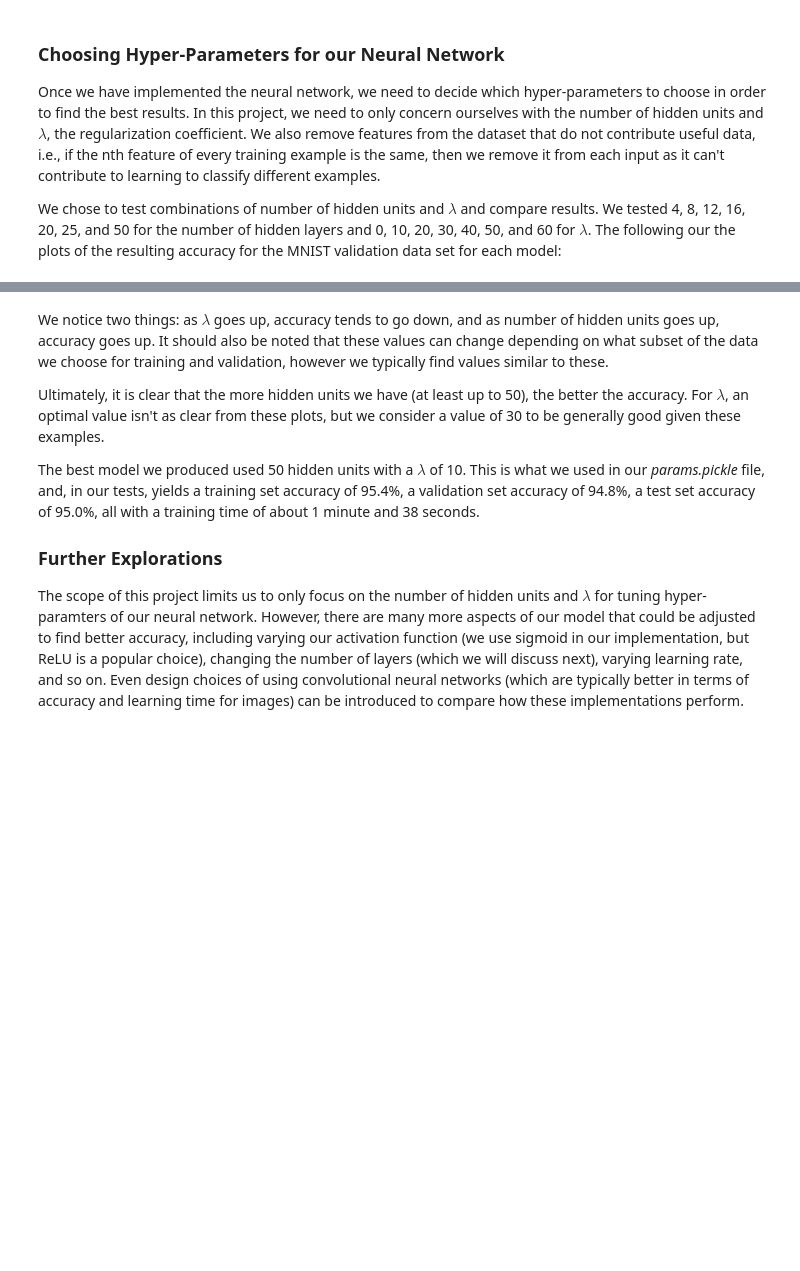
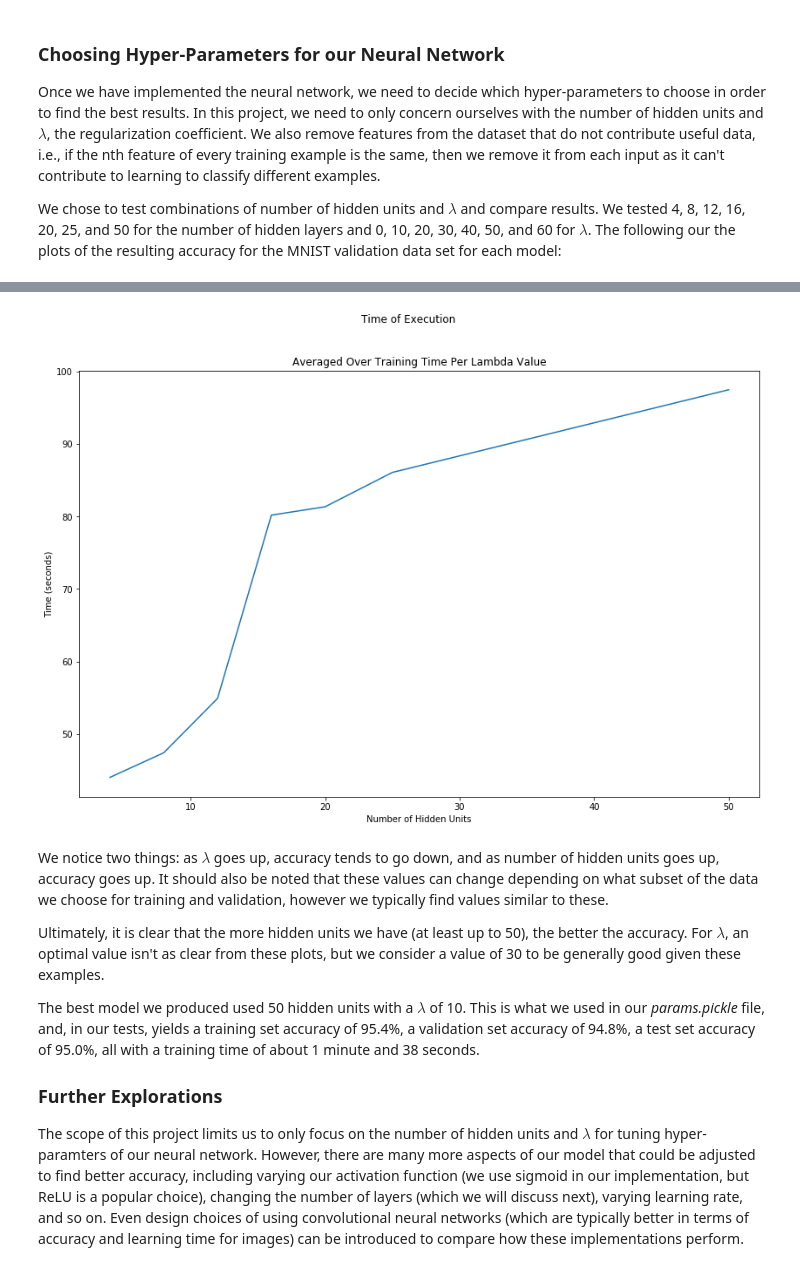
Before and after one commit to nathanmargaglio/Handwritten-Digits-Classification, a Jupyter notebook: CSE 574 - Handwritten Digits Classification.ipynb, the cells around one changed output, grey strips where cells are left out. Drawn from its saved outputs; the diff is of its cells as text; code cells hidden in the pictures; blank space fills up the shorter version.

```diff
--- a/CSE 574 - Handwritten Digits Classification.ipynb
+++ b/CSE 574 - Handwritten Digits Classification.ipynb
@@ -68,3 +68,38 @@ plt.show()
+# %%
+import numpy as np
+
+pickle_dir = 'logging/pickle_data/'
+def get_log_filename(n_hidden, lambdaval):
+    return pickle_dir + 'n_{}-l_{}_log.pickle'.format(n_hidden, lambdaval)
+
+n_hiddens = [4, 8, 12, 16, 20, 25, 50]
+lambdavals = [0, 10, 20, 30, 40, 50, 60]
+logs = {}
+
+for n_hidden in n_hiddens:
+    logs[n_hidden] = {}
+    for lambdaval in lambdavals:
+        with open(get_log_filename(n_hidden, lambdaval), 'rb') as f:
+            log = pickle.load(f)
+            logs[n_hidden][lambdaval] = log
+
+plt.figure(1, figsize=(14, 9))
+ave_times = []
+for n, n_layers in enumerate(logs):
+    times = []
+    for l in logs[n_layers]:
+        times.append(logs[n_layers][l]['time'])
+    ave_times.append(np.mean(times))
+
+plt.xlabel('Number of Hidden Units')
+plt.ylabel('Time (seconds)')
+plt.suptitle('Time of Execution')
+plt.title('Averaged Over Training Time Per Lambda Value')
+
+plt.plot(n_hiddens, ave_times)
+plt.show()
+# %% [output]
+[figure, added]
 # %% [markdown]
 We notice two things:  as $\lambda$ goes up, accuracy tends to go down, and as number of hidden units goes up, accuracy goes up.  It should also be noted that these values can change depending on what subset of the data we choose for training and validation, however we typically find values similar to these.
 
```
Also changed, not shown: parts of 1 cell of this notebook, 5 other files.
